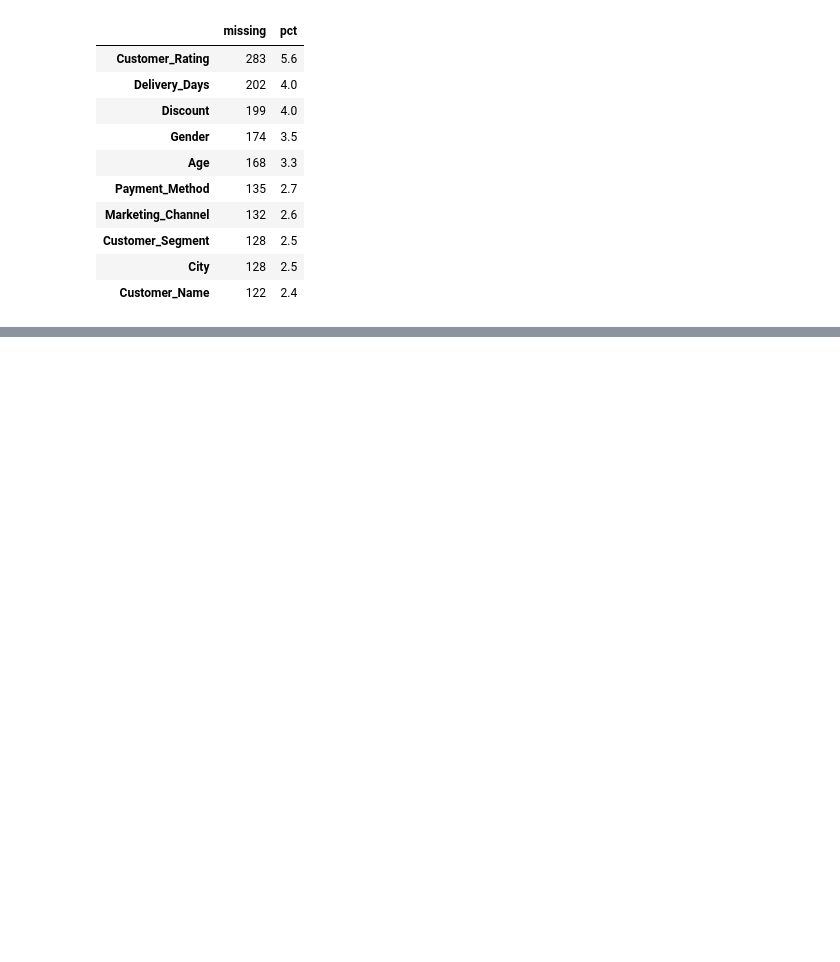
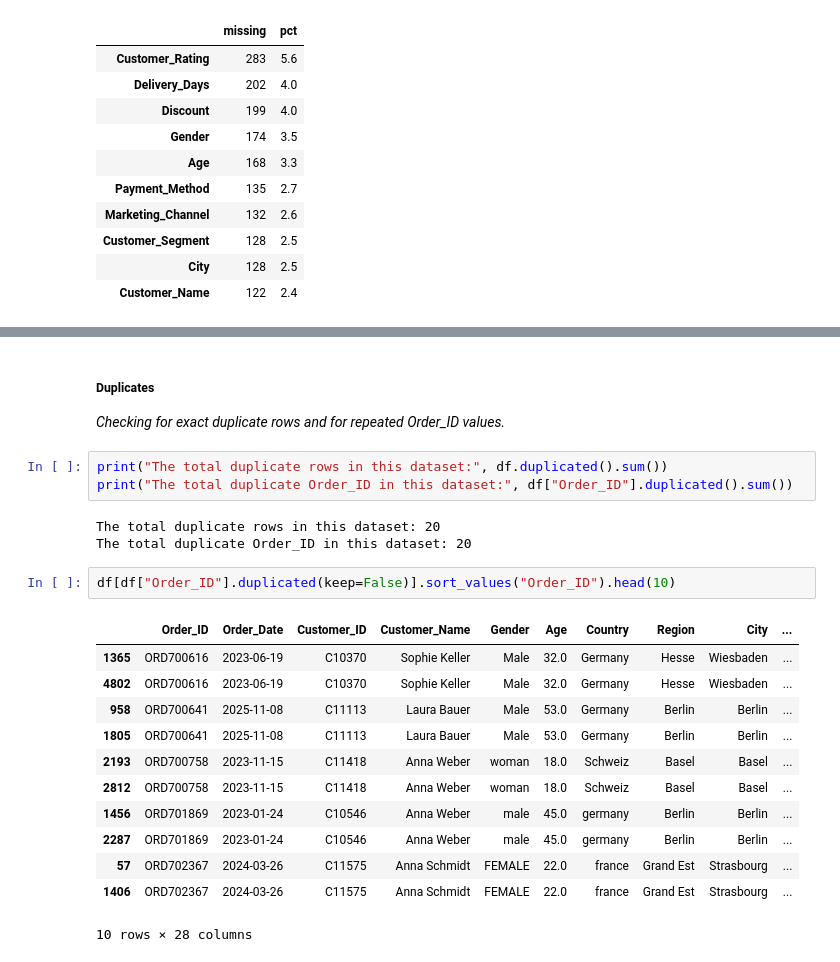
Before and after one commit to ariful3551/Ecommerce-Orders-Analysis, a Jupyter notebook: notebooks/01_data_understanding.ipynb, the cells around one changed output, grey strips where cells are left out. Drawn from its saved outputs; the diff is of its cells as text; blank space fills up the shorter version.

Commit message:
Add duplicate check

```diff
--- a/notebooks/01_data_understanding.ipynb
+++ b/notebooks/01_data_understanding.ipynb
@@ -84,0 +98,24 @@ missing[missing["missing"] > 0].sort_values("missing", ascending=False)
+# %% [markdown]
+##### Duplicates
+*Checking for exact duplicate rows and for repeated Order_ID values.*
+# %%
+print("The total duplicate rows in this dataset:", df.duplicated().sum())
+print("The total duplicate Order_ID in this dataset:", df["Order_ID"].duplicated().sum())
+# %% [output]
+The total duplicate rows in this dataset: 20
+The total duplicate Order_ID in this dataset: 20
+# %%
+df[df["Order_ID"].duplicated(keep=False)].sort_values("Order_ID").head(10)
+# %% [output]
+|  | Order_ID | Order_Date | Customer_ID | Customer_Name | Gender | Age | Country | Region | City | ... |
+| 1365 | ORD700616 | 2023-06-19 | C10370 | Sophie Keller | Male | 32.0 | Germany | Hesse | Wiesbaden | ... |
+| 4802 | ORD700616 | 2023-06-19 | C10370 | Sophie Keller | Male | 32.0 | Germany | Hesse | Wiesbaden | ... |
+| 958 | ORD700641 | 2025-11-08 | C11113 | Laura Bauer | Male | 53.0 | Germany | Berlin | Berlin | ... |
+| 1805 | ORD700641 | 2025-11-08 | C11113 | Laura Bauer | Male | 53.0 | Germany | Berlin | Berlin | ... |
+| 2193 | ORD700758 | 2023-11-15 | C11418 | Anna Weber | woman | 18.0 | Schweiz | Basel | Basel | ... |
+| 2812 | ORD700758 | 2023-11-15 | C11418 | Anna Weber | woman | 18.0 | Schweiz | Basel | Basel | ... |
+| 1456 | ORD701869 | 2023-01-24 | C10546 | Anna Weber | male | 45.0 | germany | Berlin | Berlin | ... |
+| 2287 | ORD701869 | 2023-01-24 | C10546 | Anna Weber | male | 45.0 | germany | Berlin | Berlin | ... |
+| 57 | ORD702367 | 2024-03-26 | C11575 | Anna Schmidt | FEMALE | 22.0 | france | Grand Est | Strasbourg | ... |
+| 1406 | ORD702367 | 2024-03-26 | C11575 | Anna Schmidt | FEMALE | 22.0 | france | Grand Est | Strasbourg | ... |
+10 rows × 28 columns
```
Also changed, not shown: parts of 3 cells of this notebook.
